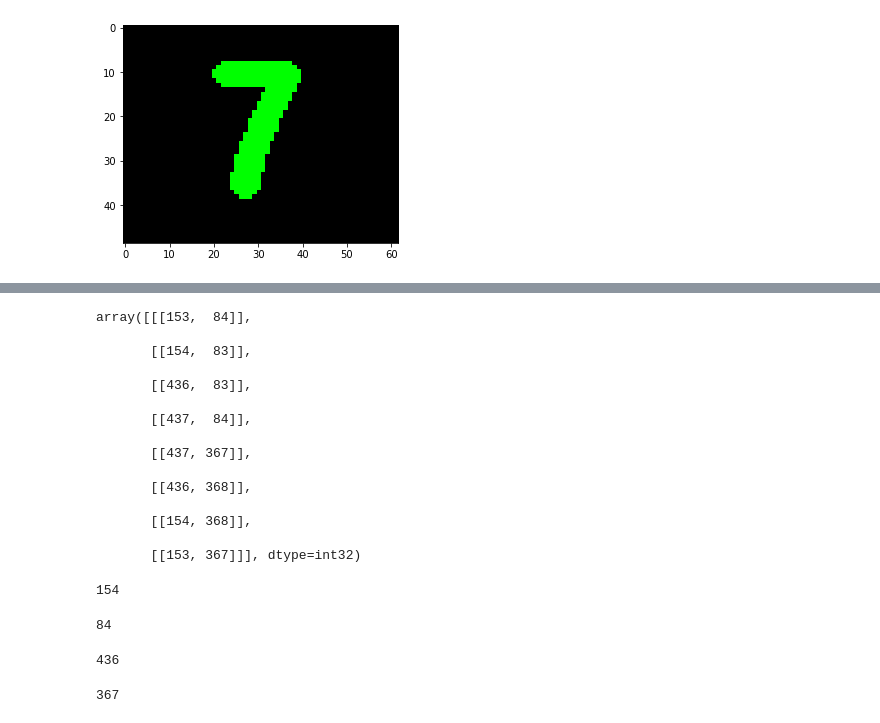
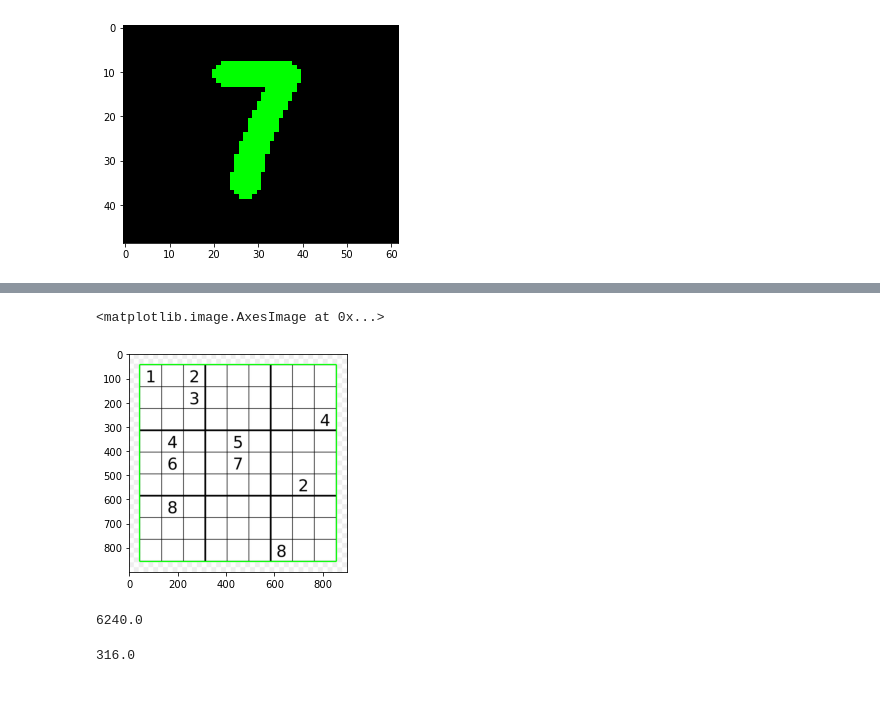
Before and after one commit to antoniogarciagiron/Sudoku-solver, a Jupyter notebook: Ajustar imágenes.ipynb, the cells around one changed output, grey strips where cells are left out. Cells and saved outputs as stored; diff of their text form; code cells hidden in the pictures; blank space fills up the shorter version.

Commit message:
Recortador de marcos perfeccionado y añadido a .py

```diff
--- a/Ajustar imágenes.ipynb
+++ b/Ajustar imágenes.ipynb
@@ -197,7 +215,13 @@ def marcosudoku (namefile):
     plt.imshow(imgray)
     ret, thresh = cv2.threshold(imgray, 127, 255, 0)
     contours, hierarchy = cv2.findContours(thresh, cv2.RETR_TREE, cv2.CHAIN_APPROX_SIMPLE)
+    area_max = 0
     cnt = contours[1]
+    for cont in contours[1:]:
+        area = cv2.contourArea(cont)
+        if area > area_max:
+            area_max = area
+            cnt = cont
     frame = cv2.drawContours(sudoku, [cnt], 0, (0,255,0), 3)
-    plt.imshow(sudoku)
-    return frame
+
+    return sudoku
@@ -250,34 +228,14 @@ plt.imshow(cropped)
-# %%
-cnt
-# %% [output]
-array([[[153,  84]],
-
-       [[154,  83]],
-
-       [[436,  83]],
-
-       [[437,  84]],
-
-       [[437, 367]],
-
-       [[436, 368]],
-
-       [[154, 368]],
-
-       [[153, 367]]], dtype=int32)
-# %%
-cnt[1,0,0]
-# %% [output]
-154
-# %%
-cnt[0,0,1]
-# %% [output]
-84
-# %%
-cnt[5,0,0]
-# %% [output]
-436
-# %%
-cnt[4,0,1]
-# %% [output]
-367
+# %%
+test = marcosudoku("sudoku2.jpg")
+plt.imshow(test)
+# %% [output]
+<matplotlib.image.AxesImage at 0x...>
+[figure, added]
+# %%
+cv2.contourArea(contours[2])
+# %% [output]
+6240.0
+# %%
+cv2.arcLength(contours[2], closed=True)
+# %% [output]
+316.0
```
Also changed, not shown: parts of 20 cells of this notebook, 3 other files.
